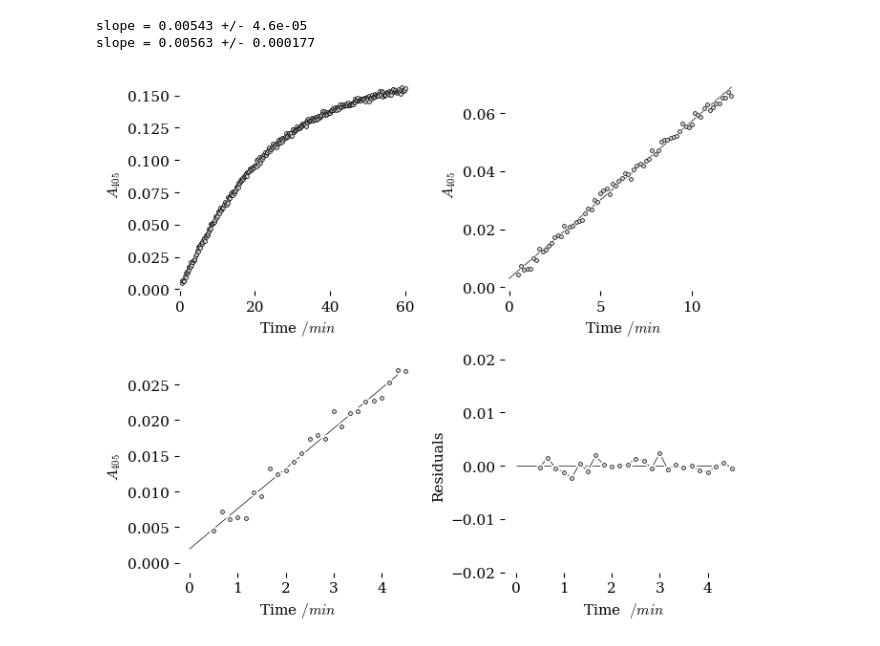
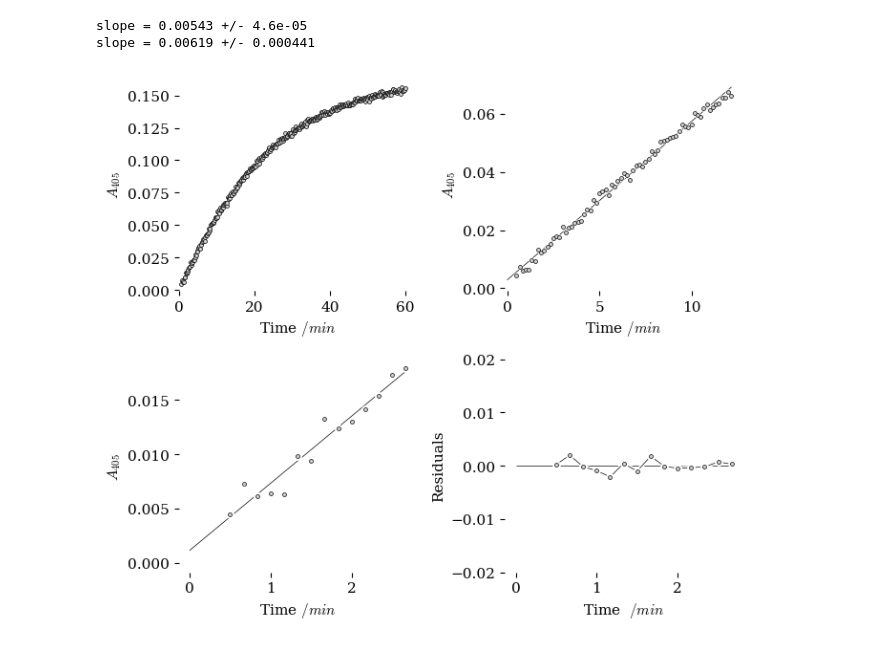
Before and after one commit to blinkletter/StealThisCode, a Jupyter notebook: testideas/DataAnalyzer2.ipynb, the cells around one changed output. Drawn from its saved outputs; the diff is of its cells as text; code cells hidden in the pictures.

```diff
--- a/testideas/DataAnalyzer2.ipynb
+++ b/testideas/DataAnalyzer2.ipynb
@@ -259,7 +259,7 @@ slope = 0.0451 +/- 0.000233
 
 lane_name = "10"
 row_name = "B"
-Fraction_time_span = 0.07
+Fraction_time_span = 0.04
 
 data_name = "data1/data"
 plot_file = "plot1/Cell_w_residuals"
@@ -418,32 +418,32 @@ ax[1][1].plot(x, y,
         linestyle = '-',
         linewidth='0.5',
         color = 'black',
         zorder = 1)
 ax[1][1].scatter(x, y,
         marker='o',
         color='lightgray',
         edgecolors = 'black',
         linewidths = 0.5,
         s=8,
         zorder = 3)
 ax[1][1].scatter(x, y,
         marker='o',
         color='white',
         edgecolors = None,
         linewidths = 0.5,
         s=32,
         zorder = 2)
 ax[1][1].set(xlabel= r"Time  $/min$",
           ylabel="Residuals",
  #         title = "Lane # "+lane_name,
  #         xlim=[None, None],
           ylim=[-.02, +0.02]
            )
 
 fig.tight_layout()  # otherwise the right y-label is slightly clipped
 plt.savefig(plot_file+"_"+lane_name+"_"+row_name+".pdf")     ### export the plot as this
 plt.show()
 # %% [output]
 slope = 0.00543 +/- 4.6e-05
-slope = 0.00563 +/- 0.000177
+slope = 0.00619 +/- 0.000441
-[figure, old version]
+[figure, new version]
```
Also changed, not shown: parts of 2 cells of this notebook, 16 other files.
